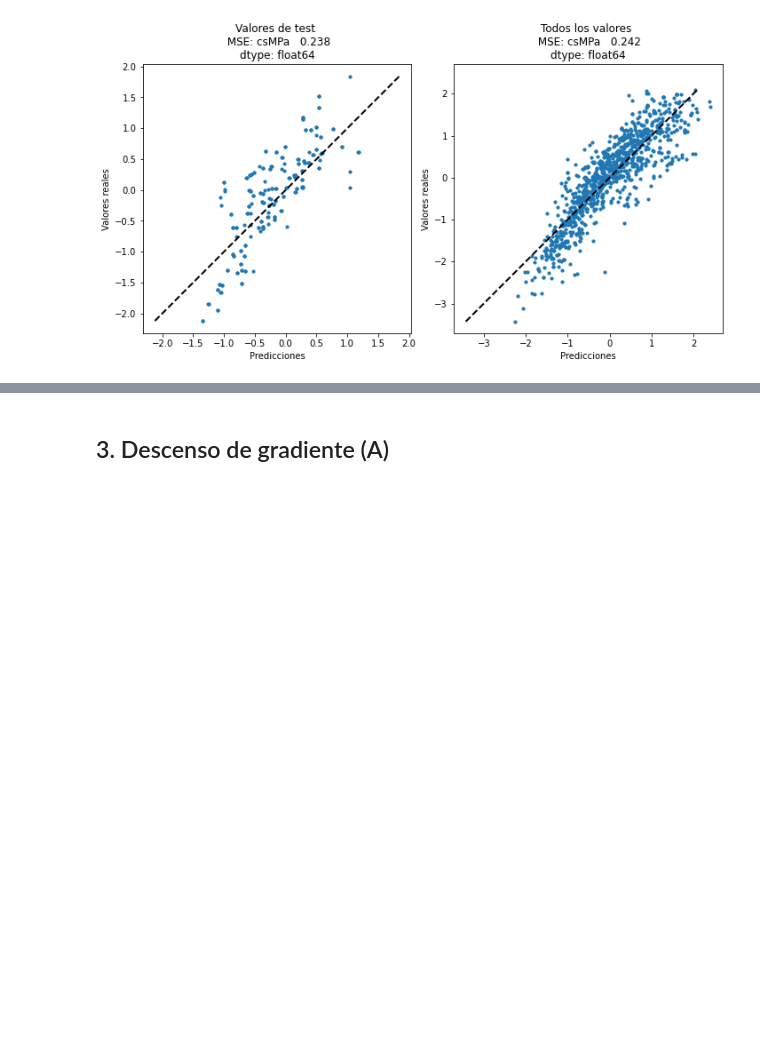
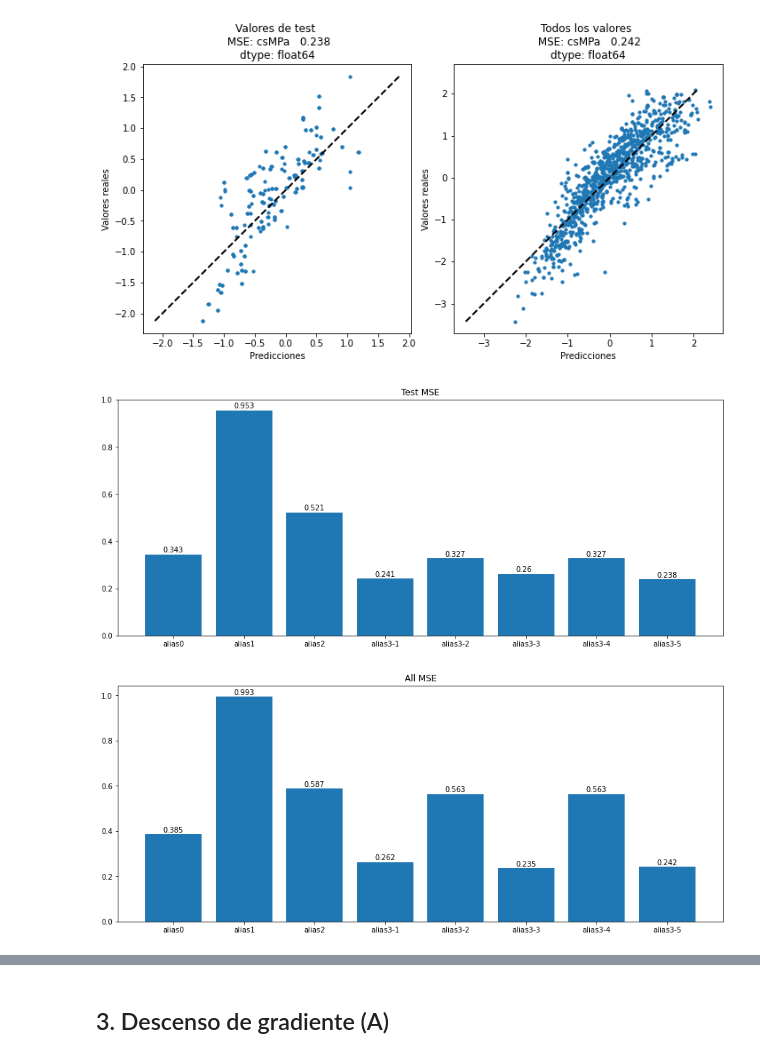
Before and after one commit to juankasv99/APC_Concrete_MPa, a Jupyter notebook: [APC]-LinearRegression-Prac1-JuanCarlosSoriano_JorgeGimenez.ipynb, the cells around one changed output, grey strips where cells are left out. Saved outputs shown, nothing was run; the diff lists cells and outputs as text; code cells hidden in the pictures; blank space fills up the shorter version.

```diff
--- a/[APC]-LinearRegression-Prac1-JuanCarlosSoriano_JorgeGimenez.ipynb
+++ b/[APC]-LinearRegression-Prac1-JuanCarlosSoriano_JorgeGimenez.ipynb
@@ -487,5 +510,35 @@ yTestTranform = cbrtThenStdDF2.iloc[nTrain:, 5:6]
 # %%
 model3_5 = LinearRegression().fit(xTrainTransform, yTrainTransform)
 plotModel(model3_5, xTestTransform, yTestTranform, cbrtThenStdDF2.iloc[:, :5], cbrtThenStdDF2.iloc[:, 5:6])
+
+MSEs["alias3-5"] = getModelMSE(model3_5, xTestTransform, yTestTranform)
+MSEsAll["alias3-5"] = getModelMSE(model3_5, cbrtThenStdDF2.iloc[:, :5], cbrtThenStdDF2.iloc[:, 5:6])
 # %% [output]
 [figure]
+# %%
+for key in MSEs:
+    str1 = str(MSEs[key])
+    str1fin = str1.split()[1]
+    MSEs[key]=float(str1fin)
+
+for key in MSEsAll:
+    str1 = str(MSEsAll[key])
+    str1fin = str1.split()[1]
+    MSEsAll[key]=float(str1fin)
+# %%
+plt.figure(figsize=(15,6))
+plt.title("Test MSE")
+plt.bar(*zip(*MSEs.items()))
+for value, index in enumerate(MSEs.values()):
+    plt.text(value-0.15, index+0.01, str(index))
+plt.show();
+
+plt.figure(figsize=(15,6))
+plt.title("All MSE")
+plt.bar(*zip(*MSEsAll.items()))
+for value, index in enumerate(MSEsAll.values()):
+    plt.text(value-0.15, index+0.01, str(index))
+plt.show();
+# %% [output]
+[figure, added]
+[figure, added]
```
Also changed, not shown: parts of 11 cells of this notebook.
